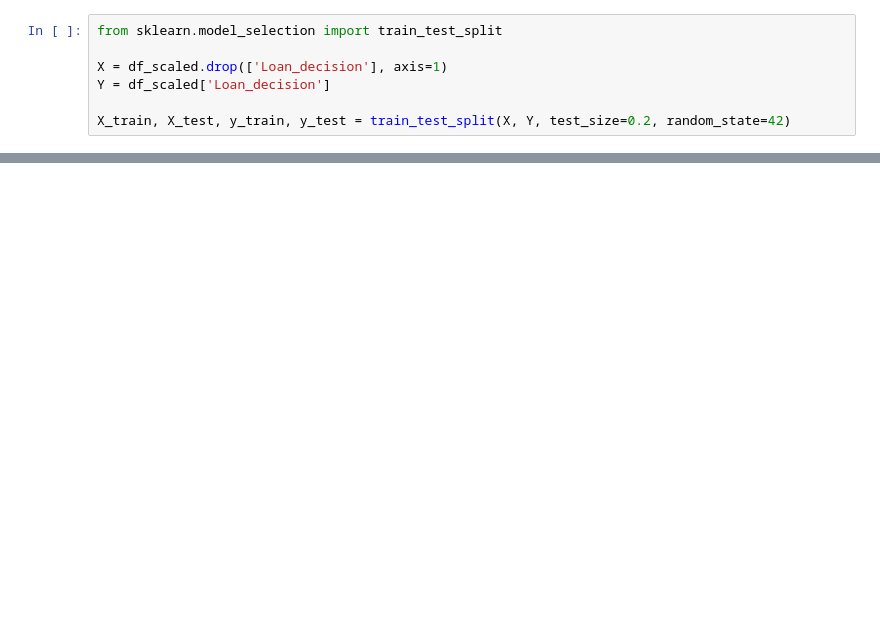
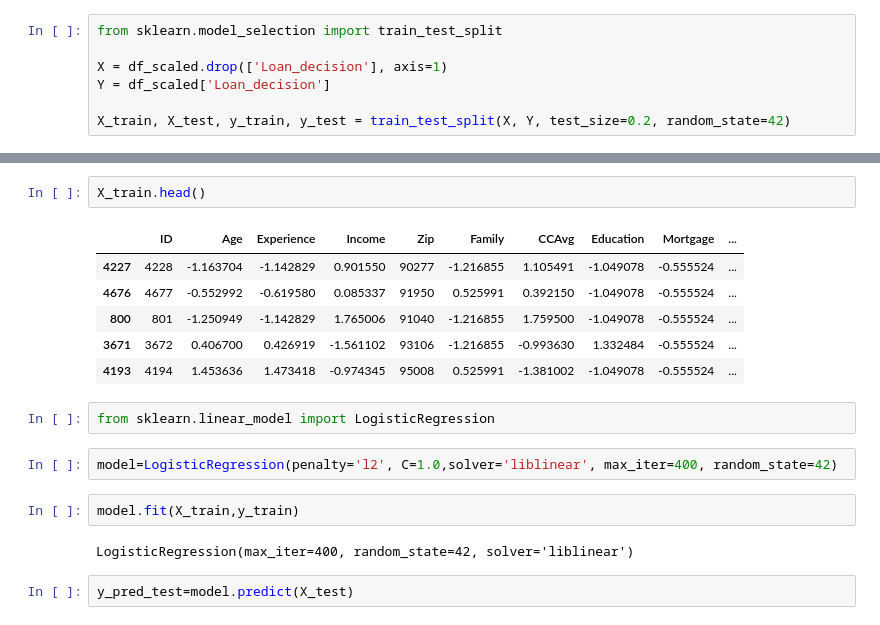
Before and after one commit to chankey1/loan-approval-classification, a Jupyter notebook: index.ipynb, the cells around one changed output, grey strips where cells are left out. Cells and saved outputs as stored; diff of their text form; blank space fills up the shorter version.

Commit message:
Logistic Regression MOdel

```diff
--- a/index.ipynb
+++ b/index.ipynb
@@ -316,0 +309,19 @@ X_train, X_test, y_train, y_test = train_test_split(X, Y, test_size=0.2, random_
+# %%
+X_train.head()
+# %% [output]
+|  | ID | Age | Experience | Income | Zip | Family | CCAvg | Education | Mortgage | ... |
+| 4227 | 4228 | -1.163704 | -1.142829 | 0.901550 | 90277 | -1.216855 | 1.105491 | -1.049078 | -0.555524 | ... |
+| 4676 | 4677 | -0.552992 | -0.619580 | 0.085337 | 91950 | 0.525991 | 0.392150 | -1.049078 | -0.555524 | ... |
+| 800 | 801 | -1.250949 | -1.142829 | 1.765006 | 91040 | -1.216855 | 1.759500 | -1.049078 | -0.555524 | ... |
+| 3671 | 3672 | 0.406700 | 0.426919 | -1.561102 | 93106 | -1.216855 | -0.993630 | 1.332484 | -0.555524 | ... |
+| 4193 | 4194 | 1.453636 | 1.473418 | -0.974345 | 95008 | 0.525991 | -1.381002 | -1.049078 | -0.555524 | ... |
+# %%
+from sklearn.linear_model import LogisticRegression
+# %%
+model=LogisticRegression(penalty='l2', C=1.0,solver='liblinear', max_iter=400, random_state=42)
+# %%
+model.fit(X_train,y_train)
+# %% [output]
+LogisticRegression(max_iter=400, random_state=42, solver='liblinear')
+# %%
+y_pred_test=model.predict(X_test)
```
Also changed, not shown: parts of 22 cells of this notebook.
